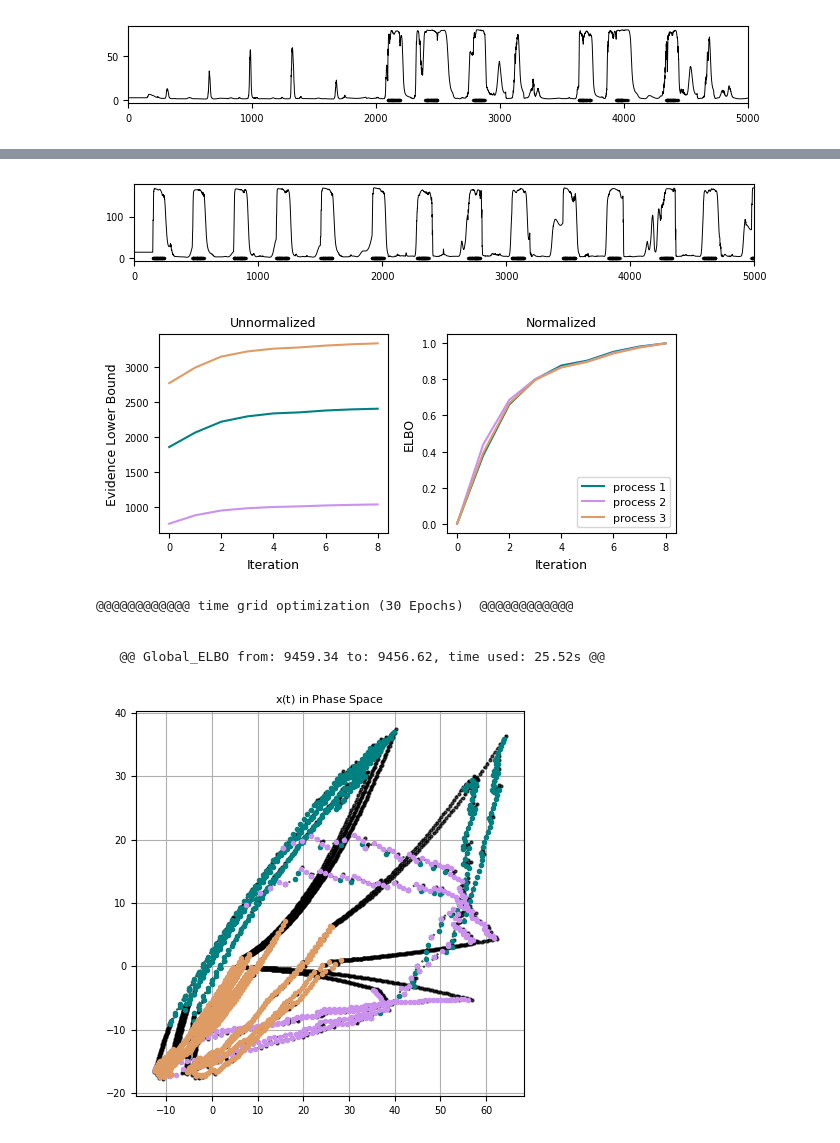
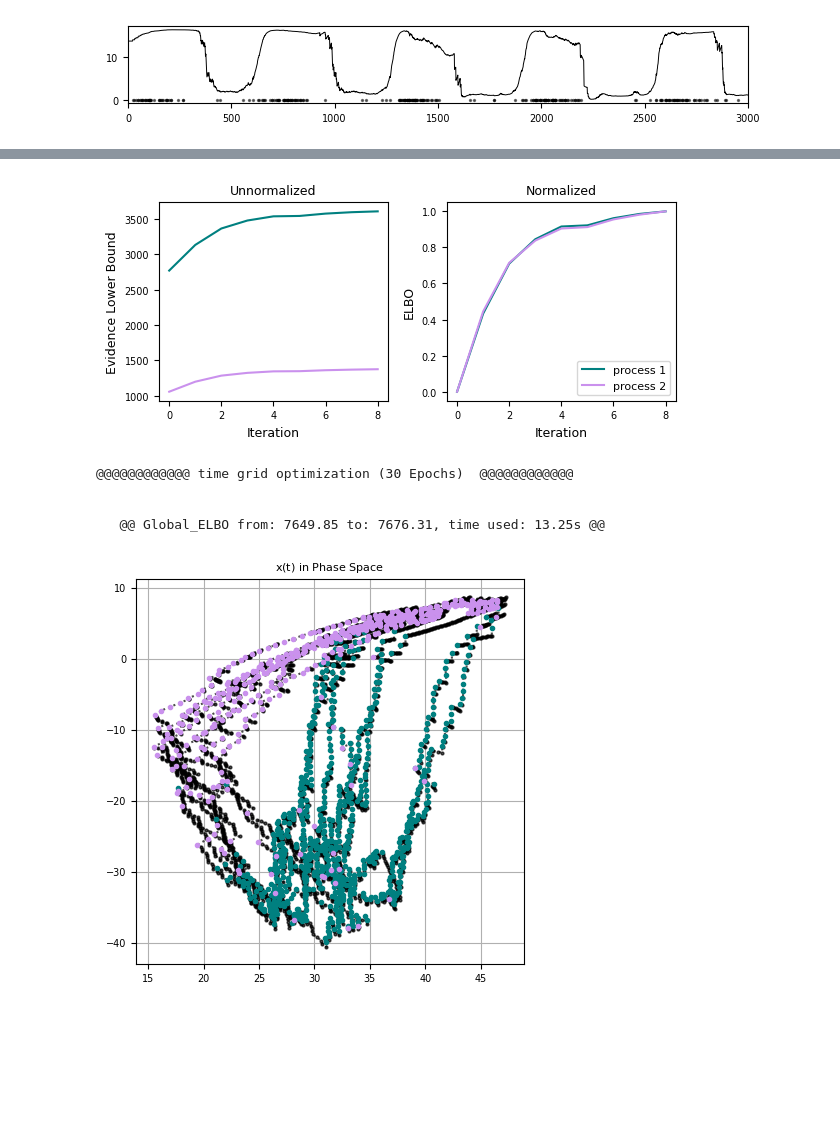
Before and after one commit to gabrielgramm/Learning_Dynamical_Systems_from_Point_Process_Data, a Jupyter notebook: run_optimization.ipynb, the cells around one changed output, grey strips where cells are left out. Drawn from its saved outputs; the diff is of its cells as text; code cells hidden in the pictures; blank space fills up the shorter version.

```diff
--- a/run_optimization.ipynb
+++ b/run_optimization.ipynb
@@ -124,13 +49,12 @@ global_phase_space_time_tracker = 0
 
 ###### define parameters ######
 '''    !! end_time x time_discretization will be the train split !!    '''
-end_time                         = 10         # end time of the data
-time_discretization              = 500         # diskretizaiton of the time
-time_grid_kernel_effect_length   = 1           # length of the kernel in time grid space (for tau<1 the log(tau) is added to the length)
-dim_phase_space                  = 3 #!!!      # attention, on initialization of tau and couplings
-tau_list                         = [0.22, 0.116, 0.5]
+end_time                         = 100         # end time of the data
+time_discretization              = 100         # diskretizaiton of the time
+time_grid_kernel_effect_length   = 5           # length of the kernel in time grid space (for tau<1 the log(tau) is added to the length)
+dim_phase_space                  = 2 #!!!      # attention, on initialization of tau and couplings
+tau_list                         = [5,1]
 gp_kernel                        = 'RBF'       # 'RBF' or 'Matern'
-
 
 if type(full_thinned_process) == torch.Tensor:
     list_full_processes = []
@@ -155,22 +79,12 @@ seed_value = 14
 torch.manual_seed(seed_value)
 tau_list =       torch.tensor(tau_list, dtype=torch.float64)
 couplings =     torch.zeros(num_processes, dim_phase_space, dtype=torch.float64)
-couplings[0] =  torch.tensor([ 9.3438e-01,  1.1646e+00,  4.0722e-03], dtype=torch.float64)
-couplings[1] =  torch.tensor( [ 1.3283e+00, -9.2844e-02,  4.3522e+00], dtype=torch.float64)
+couplings[0] =  torch.tensor([1,1], dtype=torch.float64)
+couplings[1] =  torch.tensor([1,1], dtype=torch.float64)
+#couplings[2] =  torch.tensor([1,1], dtype=torch.float64)
+#couplings[3] =  torch.tensor([-1,-1,-1], dtype=torch.float64)
 
-couplings[2] =  torch.tensor(  [-3.5595e-01, -5.4905e-01,  1.7348e+00], dtype=torch.float64)
-
-#couplings[3] =  torch.tensor([-1,-1,-1], dtype=torch.float64)
-#couplings[4] =  torch.tensor([0,0,0], dtype=torch.float64)
-#couplings[5] =  torch.tensor([-1,-1,0], dtype=torch.float64)
-#couplings[6] =  torch.tensor([ 0,0,0], dtype=torch.float64)
-#couplings[7] =  torch.tensor([ 0,0,0], dtype=torch.float64)
-#couplings[8] =  torch.tensor([-1, -.7, -.2], dtype=torch.float64)
-#couplings[9] =  torch.tensor([-1, -1, 1], dtype=torch.float64)
-#couplings[10] =  torch.tensor([.5, -1, 1], dtype=torch.float64)
-#couplings[11] =  torch.tensor([-2, -2, -.3], dtype=torch.float64)
-
-#couplings =      (torch.rand(num_processes, dim_phase_space) * 2) - 1
+couplings =      (torch.rand(num_processes, dim_phase_space) * 2) - 1
 
 time_grid_parameters = {
     'tau_list':           tau_list,
@@ -191,7 +105,7 @@ hyperparameters = {
     'couplings':              couplings}
 
 ###### define parameters ######
-algorithm_iterations          = 10           # number of iterations alternating between time-grid opt and per process opt
+algorithm_iterations          = 5           # number of iterations alternating between time-grid opt and per process opt
 iterations_per_process        = 8           # num iteratons of optimality update per process per algorithm iteration
 
 epochs_per_hyp_tuning         = 3
@@ -228,17 +142,15 @@ for i in range(algorithm_iterations):
                         termination_threshold_opt, iterations_per_process, epochs_per_hyp_tuning,
                         list_vi_objects, loss_tracker_all_processes, gp_kernel #, global_full_stack_params
                         )
-    plot_loss(loss_tracker_all_processes, size=3)
+    plot_loss(loss_tracker_all_processes, size=2)
     global_hyperparam_time_tracker += hyperparam_time_tracker
     global_opt_time_tracker += opt_time_tracker
-    #global_opt.set_time_grid_params(ts_helper, time_grid_parameters, global_full_stack_params)
-    #time_grid_params = global_opt.optimize_time_grid(epochs_time_grid, learning_rate_time_grid)
+
     if i <= algorithm_iterations-2:
         #device = torch.device("cpu")
         device = torch.device("cuda" if torch.cuda.is_available() else "cpu")
         global_opt = Time_grid_optimizer2(device, list_vi_objects, ts_helper, time_grid_parameters, learning_rate_tau, learning_rate_couplings, epochs_time_grid, gradient_clip_norm, termination_threshold_tg)
-        global_opt.to(device)
-        #global_opt.set_vi_objects(list_vi_objects)
+        global_opt.to(device)        #global_opt.set_vi_objects(list_vi_objects)
         time_grid_parameters, time_tracker = global_opt.optimize_time_grid(list_vi_objects)
         global_opt.to_cpu()
         global_phase_space_time_tracker += time_tracker
@@ -246,32 +158,8 @@ for i in range(algorithm_iterations):
         del global_opt
         gc.collect()
 end_time = time.time()
-print("\n")
-print("overall time used: ", end_time-start_time)
-print("time for optimization: ", global_opt_time_tracker)
-print("time for hyperparameter optimization: ", global_hyperparam_time_tracker)
-print("time for phase space optimization: ", global_phase_space_time_tracker)
-print("\n")
-
-print("@@@@@@@@@@@@@@@@@@@@@@@@@@@@@@@@ Resulting time-grid @@@@@@@@@@@@@@@@@@@@@@@@@@@@@@@@")
-time_grid = ts_helper.get_time_grid(time_grid_parameters['couplings'], time_grid_parameters['tau_list'])
-plot_big_time_grid(ts_helper, time_grid, size=7, start=0, end=5000, tau_list=time_grid_parameters['tau_list'], couplings=time_grid_parameters['couplings'])
-
-print("@@@@@@@@@@@@@@@@@@@@@@@@@@@@@@@@ Resulting EBLO @@@@@@@@@@@@@@@@@@@@@@@@@@@@@@@@\n")
-globad_ELBO = 0
-for i, tensor in enumerate(loss_tracker_all_processes):
-    last_element = tensor[-1]
-    print(f"   ELBO of process {i}: {last_element:.2f}")
-    globad_ELBO += last_element
-print(f"\n   ### Global ELBO: {globad_ELBO:.2f} ###\n")
 
 print(f'@@@@@@@@@@@@@@@@@@@@@@@@@@@@@@@@@@@@@@@@@@@@@@@@@@@@@@@@@@@@@@@@')
 print(f'@@@@@@@@@@@@@@@@@@@    Algorithm terminated   @@@@@@@@@@@@@@@@@@')
 print(f'@@@@@@@@@@@@@@@@@@@@@@@@@@@@@@@@@@@@@@@@@@@@@@@@@@@@@@@@@@@@@@@@')
-
-for i, vi in enumerate(list_vi_objects):
-    vi.loss_tracker_all = loss_tracker_all_processes
-    vi.cal_predictive_rate()
-    vi.plot_results(gp_samples[i],  c_map='viridis', start=400, xlim=4000)
-    #vi.plot_surface(points_per_axis=50, start=400, xlim=3000)
 # %% [output]
@@ -320 +210 @@ data torch.Size([5000])
-[figure, old version]
+[figure, new version]
@@ -335,7 +211,6 @@ data torch.Size([5000])
-[figure, old version]
+[figure, new version]
+@@@@@@@@@@@@ time grid optimization (30 Epochs)  @@@@@@@@@@@@
+
+
+   @@ Global_ELBO from: 7649.85 to: 7676.31, time used: 13.25s @@
-[figure, old version]
+[figure, new version]
-@@@@@@@@@@@@ time grid optimization (30 Epochs)  @@@@@@@@@@@@
-
-
-   @@ Global_ELBO from: 9459.34 to: 9456.62, time used: 25.52s @@
-[figure, removed]
```
Also changed, not shown: parts of 6 cells of this notebook, 4 other files.
